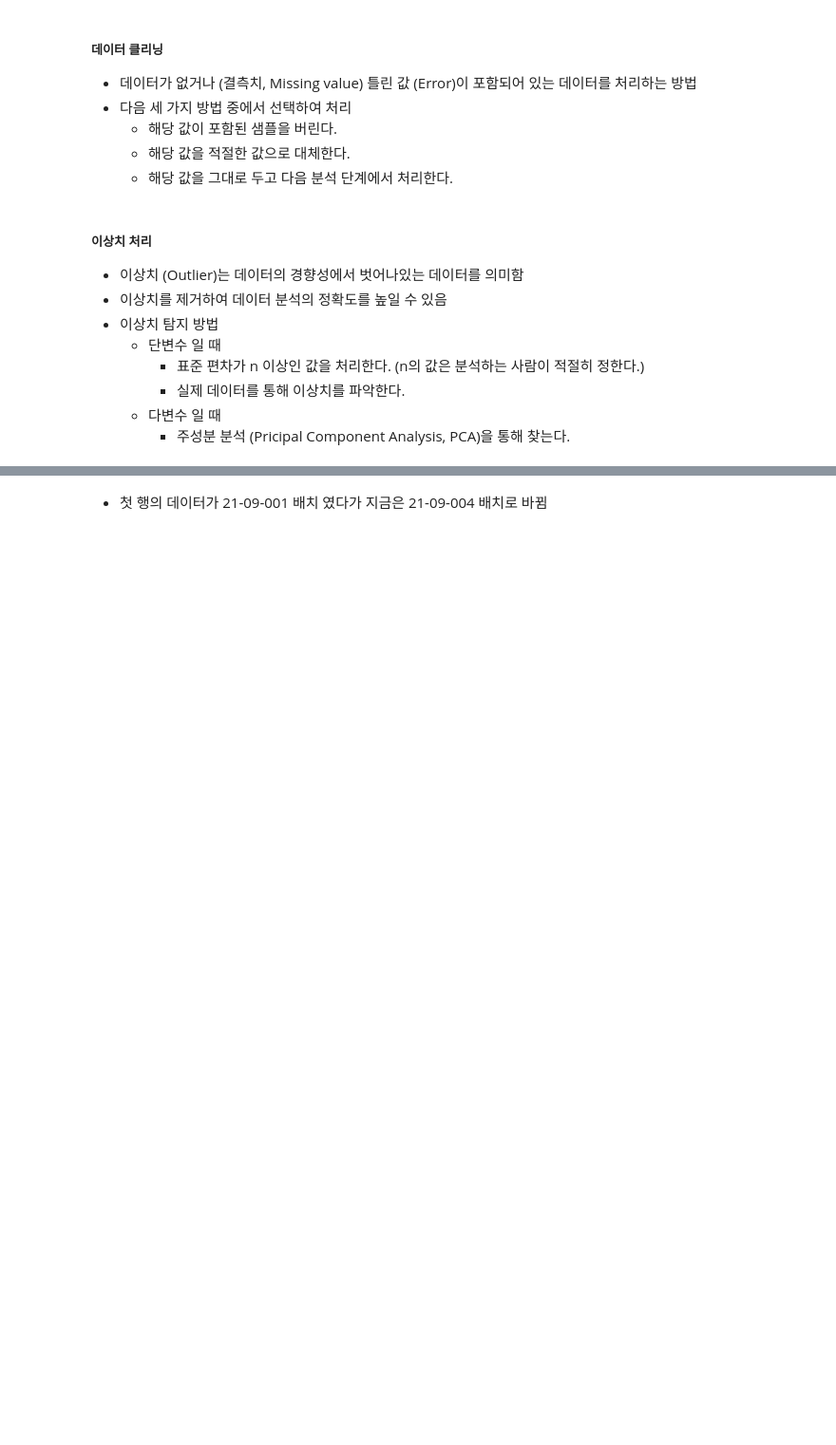
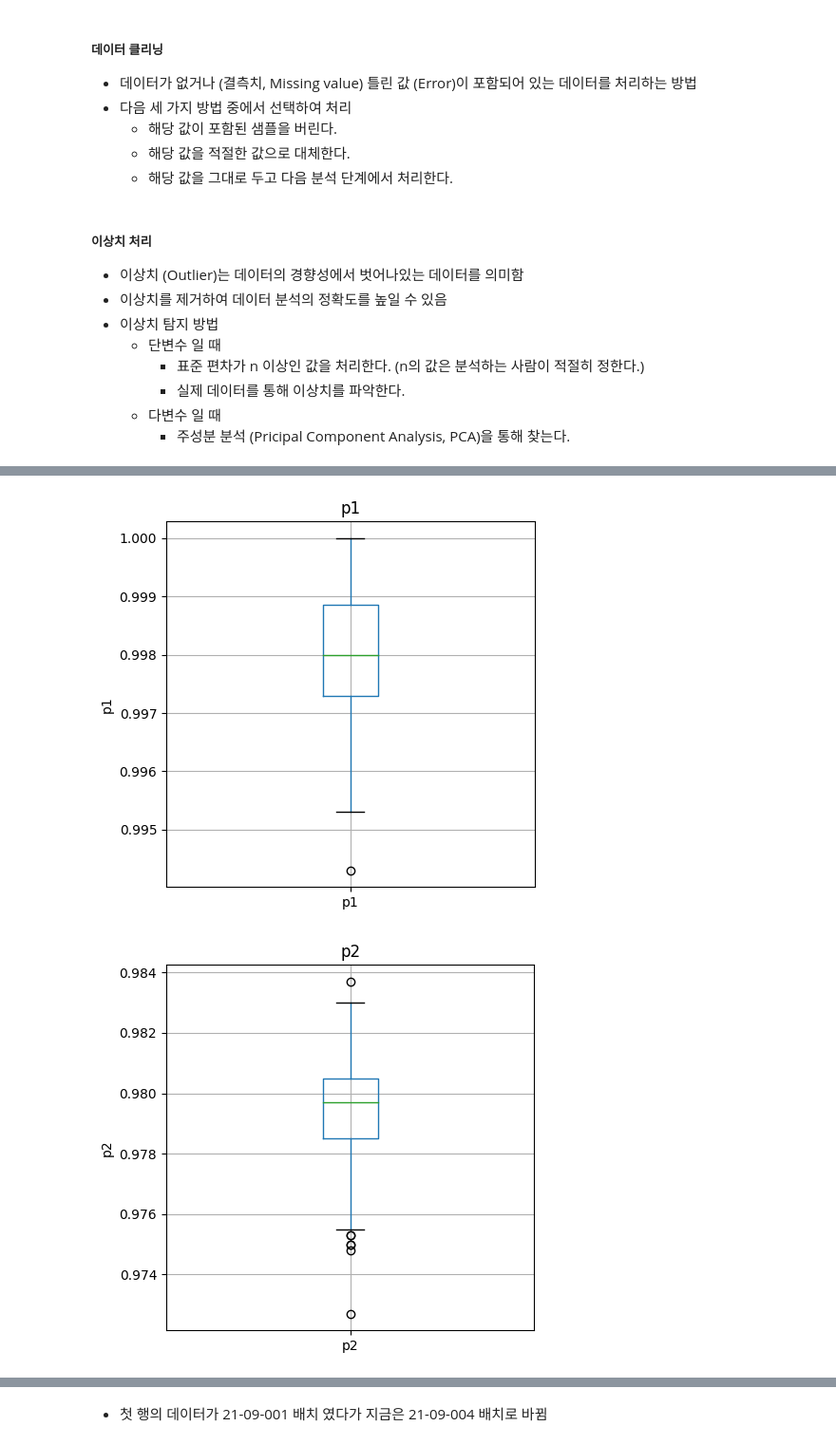
Before and after one commit to imbiotech/skbtML, a Jupyter notebook: k_pda_gmp_w_s.ipynb, the cells around one changed output, grey strips where cells are left out. Shown at 95% size. Saved outputs shown, nothing was run; the diff lists cells and outputs as text; code cells hidden in the pictures; blank space fills up the shorter version.

```diff
--- a/k_pda_gmp_w_s.ipynb
+++ b/k_pda_gmp_w_s.ipynb
@@ -325,0 +314,19 @@ See the caveats in the documentation: https://pandas.pydata.org/pandas-docs/stab
+# %%
+# 이상치 제거
+# 1. 1st quartile, 3rd quartile, IQR 계산
+Q1 = ipc_df_trn[features].quantile(0.25)
+Q3 = ipc_df_trn[features].quantile(0.75)
+IQR = Q3 - Q1
+
+# 2. IQR을 이용하여 outlier를 제거할 수 있는 범위 계산
+# 2-1. 1st quartile - 1.5 * IQR 보다 큰 값
+# 2-2. 3rd quartile + 1.5 * IQR 보다 작은 값
+# 2-3. 두 값 사이에 있는 값들은 outlier가 아님
+# 2-4. 해당 조건을 만족하지 않는 값들을 제거
+ipc_df_trn = ipc_df_trn[~((ipc_df_trn[features] < (Q1 - 1.5 * IQR)) | (ipc_df_trn[features] > (Q3 + 1.5 * IQR))).any(axis=1)]
+
+# 이상치 제거 후 데이터 확인
+boxplot_features(features,ipc_df_trn)
+# %% [output]
+[figure, added]
+[figure, added]
```
Also changed, not shown: parts of 33 cells of this notebook, 1 other file.
